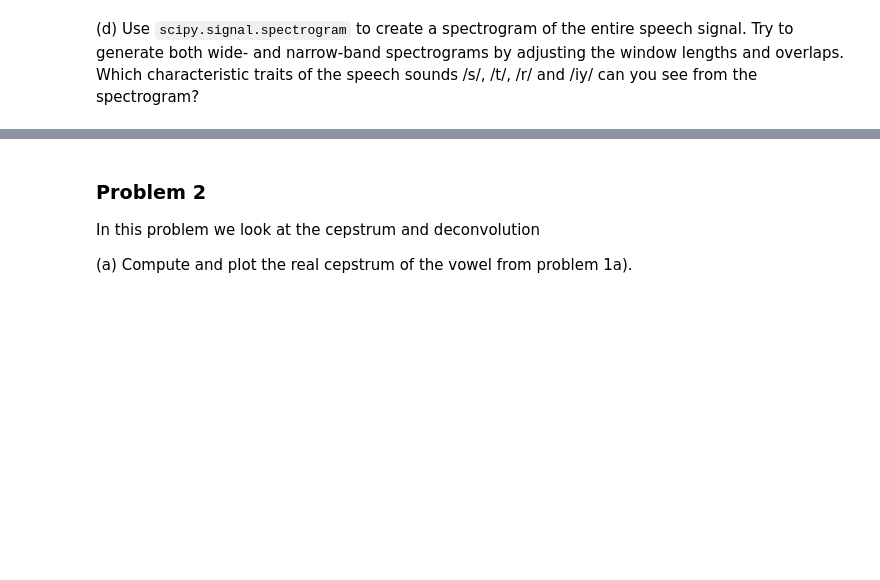
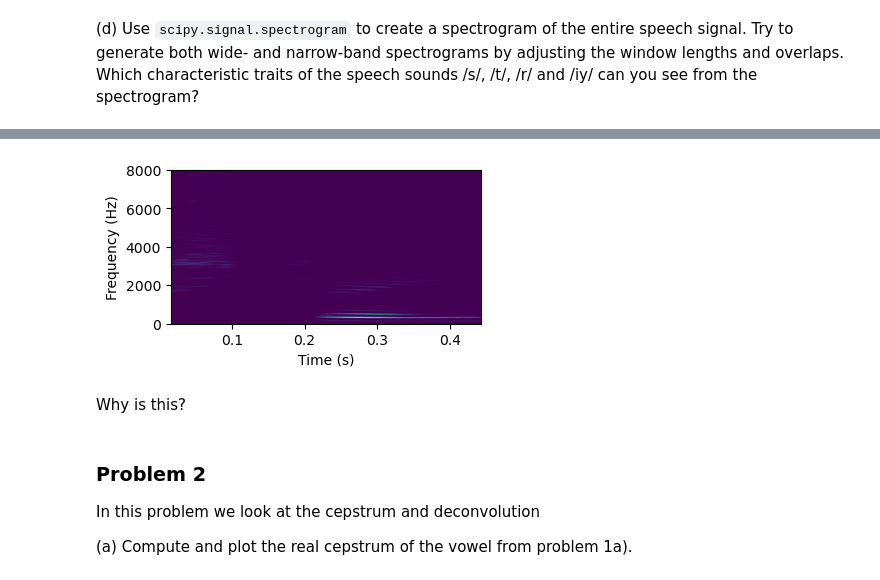
Before and after one commit to martinfsl/TTT4185, a Jupyter notebook: Assignments/Assignment_1/TTT4185_assignment_1.ipynb, the cells around one changed output, grey strips where cells are left out. Drawn from its saved outputs; the diff is of its cells as text; code cells hidden in the pictures; blank space fills up the shorter version.

```diff
--- a/Assignments/Assignment_1/TTT4185_assignment_1.ipynb
+++ b/Assignments/Assignment_1/TTT4185_assignment_1.ipynb
@@ -161,3 +184,9 @@ plt.show()
+# %%
+plotSpectrogram(500, 256)
+# %% [output]
+[figure, added]
+# %% [markdown]
+Why is this?
 # %% [markdown]
 ### Problem 2
 In this problem we look at the cepstrum and deconvolution
```
Also changed, not shown: parts of 8 cells of this notebook.
